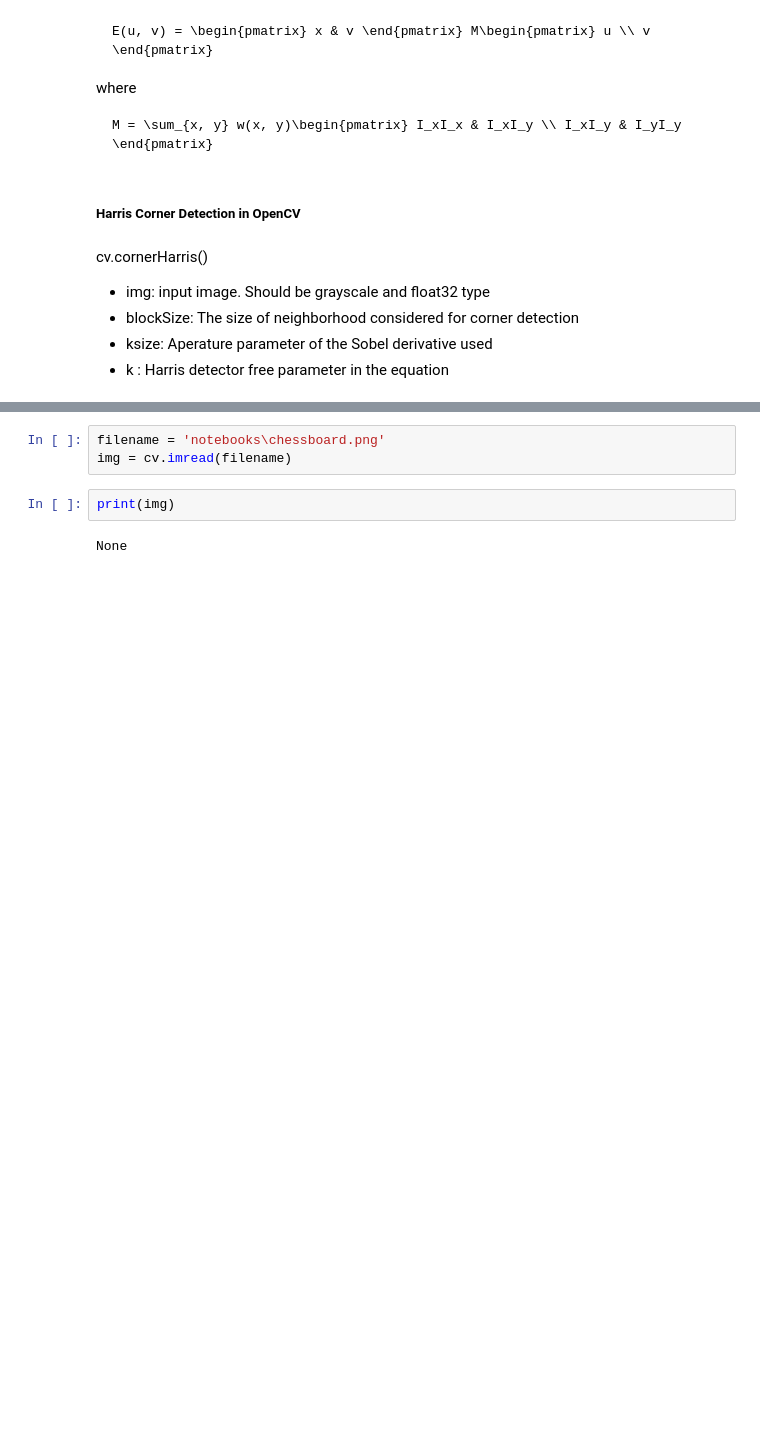
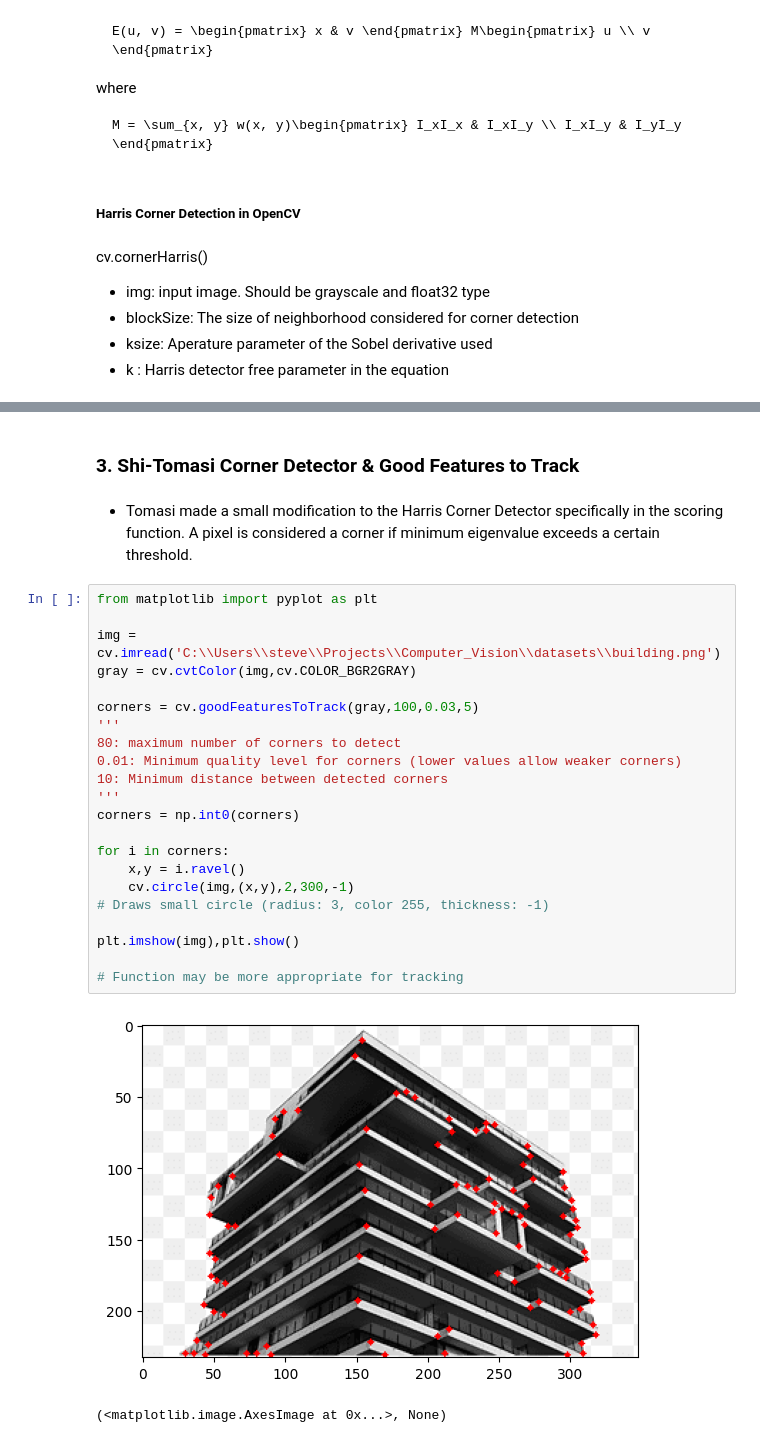
Before and after one commit to stevenyucodes/Computer_Vision_Learning, a Jupyter notebook: notebooks/basics/Feature_Detection_and_Description.ipynb, the cells around one changed output, grey strips where cells are left out. Drawn from its saved outputs; the diff is of its cells as text; blank space fills up the shorter version.

Commit message:
Learned Shi-Tomasi Corner Detector & Good Features to Track

```diff
--- a/notebooks/basics/Feature_Detection_and_Description.ipynb
+++ b/notebooks/basics/Feature_Detection_and_Description.ipynb
@@ -95,7 +110,29 @@ error: OpenCV(4.10.0) D:\a\opencv-python\opencv-python\opencv\modules\imgproc\sr
-# %%
-filename = 'notebooks\chessboard.png'
-img = cv.imread(filename)
-# %%
-print(img)
-# %% [output]
-None
+# %% [markdown]
+### 3. Shi-Tomasi Corner Detector & Good Features to Track
+# %% [markdown]
+- Tomasi made a small modification to the Harris Corner Detector specifically in the scoring function. A pixel is considered a corner if minimum eigenvalue exceeds a certain threshold.
+# %%
+from matplotlib import pyplot as plt
+
+img = cv.imread('C:\\Users\\steve\\Projects\\Computer_Vision\\datasets\\building.png')
+gray = cv.cvtColor(img,cv.COLOR_BGR2GRAY)
+
+corners = cv.goodFeaturesToTrack(gray,100,0.03,5)
+'''
+80: maximum number of corners to detect
+0.01: Minimum quality level for corners (lower values allow weaker corners)
+10: Minimum distance between detected corners
+'''
+corners = np.int0(corners)
+
+for i in corners:
+    x,y = i.ravel()
+    cv.circle(img,(x,y),2,300,-1)
+# Draws small circle (radius: 3, color 255, thickness: -1)
+
+plt.imshow(img),plt.show()
+
+# Function may be more appropriate for tracking
+# %% [output]
+[figure, added]
+(<matplotlib.image.AxesImage at 0x...>, None)
```
Also changed, not shown: parts of 2 cells of this notebook, 4 other files.
